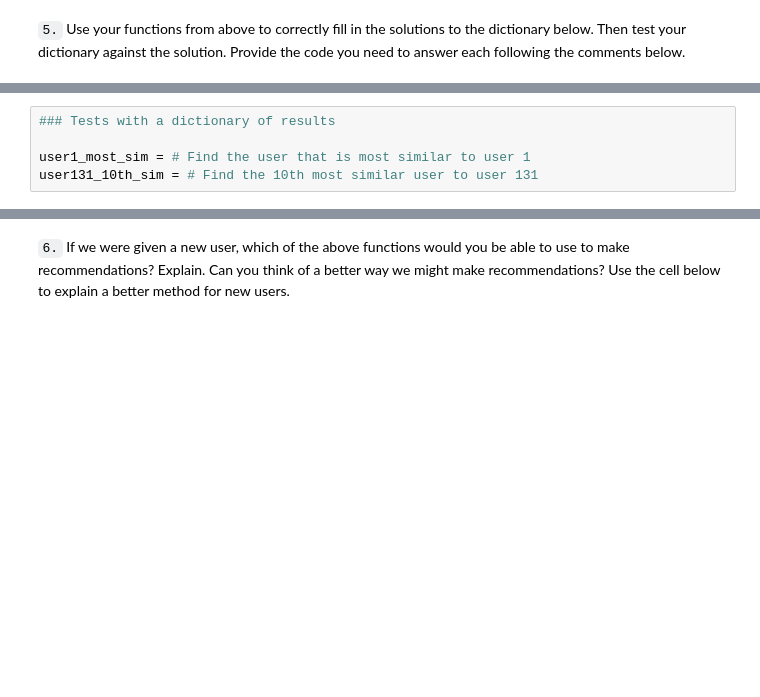
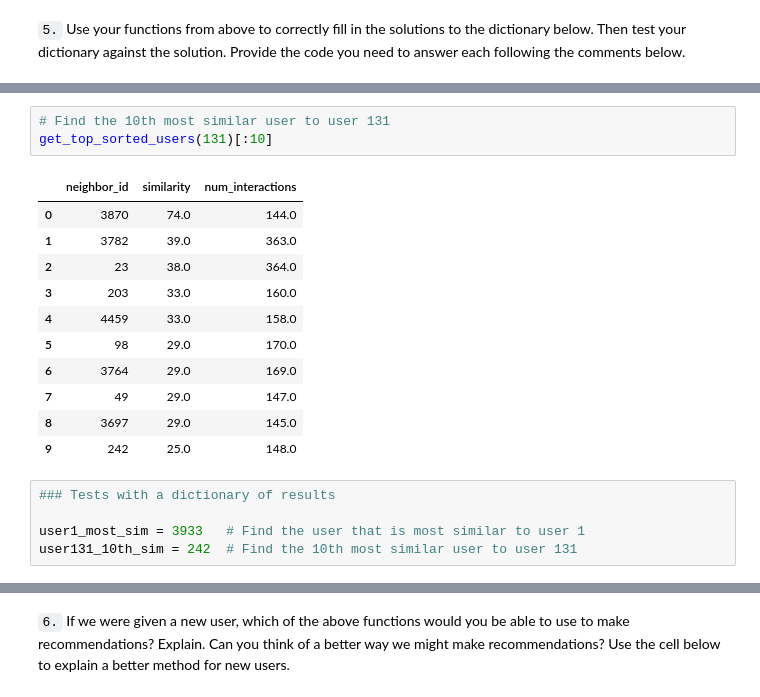
Before and after one commit to xKURTx/Recommendations-with-IBM, a Jupyter notebook: Recommendations_with_IBM.ipynb, the cells around one changed output, grey strips where cells are left out. Saved outputs shown, nothing was run; the diff lists cells and outputs as text; blank space fills up the shorter version.

```diff
--- a/Recommendations_with_IBM.ipynb
+++ b/Recommendations_with_IBM.ipynb
@@ -684,8 +581,23 @@ print(rec_names)
+# %%
+# Find the 10th most similar user to user 131
+get_top_sorted_users(131)[:10]
+# %% [output]
+|  | neighbor_id | similarity | num_interactions |
+| 0 | 3870 | 74.0 | 144.0 |
+| 1 | 3782 | 39.0 | 363.0 |
+| 2 | 23 | 38.0 | 364.0 |
+| 3 | 203 | 33.0 | 160.0 |
+| 4 | 4459 | 33.0 | 158.0 |
+| 5 | 98 | 29.0 | 170.0 |
+| 6 | 3764 | 29.0 | 169.0 |
+| 7 | 49 | 29.0 | 147.0 |
+| 8 | 3697 | 29.0 | 145.0 |
+| 9 | 242 | 25.0 | 148.0 |
 # %%
 ### Tests with a dictionary of results
 
-user1_most_sim = # Find the user that is most similar to user 1
-user131_10th_sim = # Find the 10th most similar user to user 131
+user1_most_sim = 3933   # Find the user that is most similar to user 1
+user131_10th_sim = 242  # Find the 10th most similar user to user 131
 # %%
 ## Dictionary Test Here
 sol_5_dict = {
```
Also changed, not shown: parts of 44 cells of this notebook.
